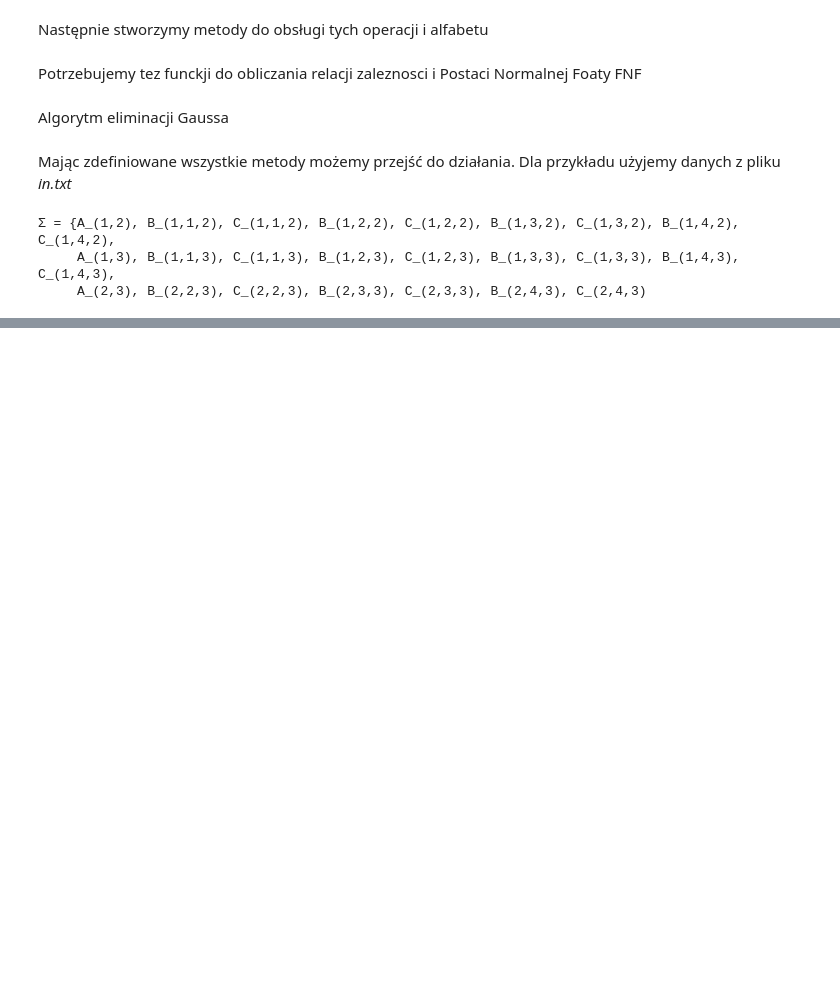
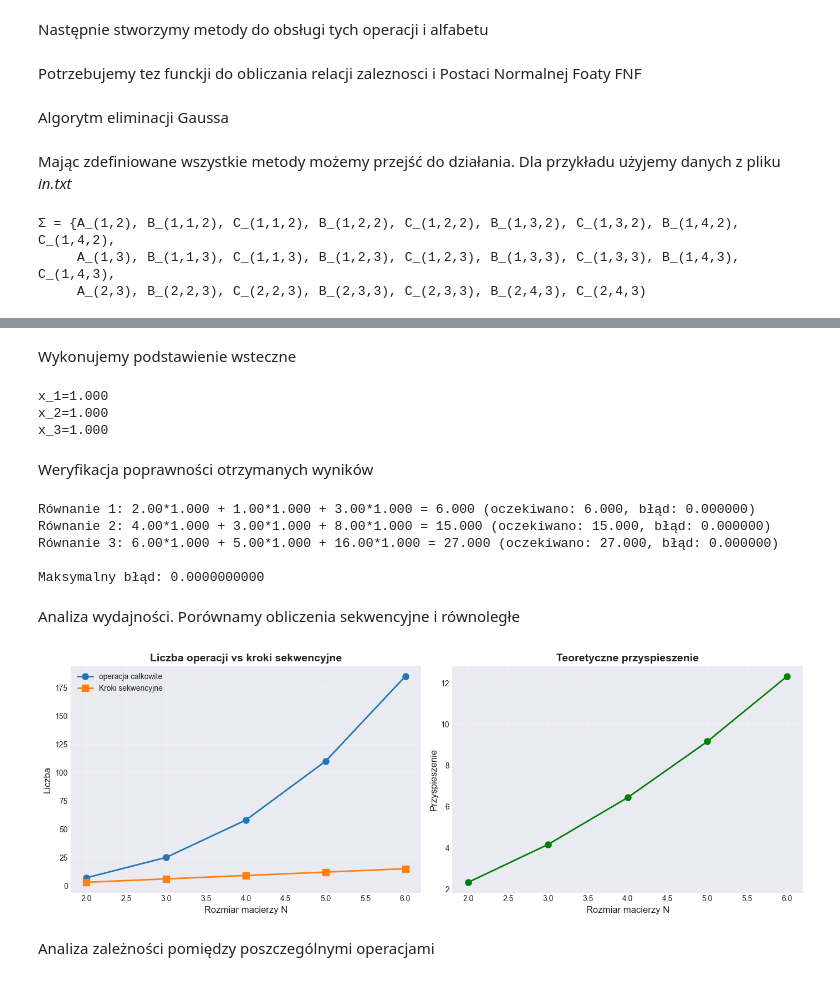
Before and after one commit to macwsn/Concurrency-Theory-Course, a Jupyter notebook: task3/notebook.ipynb, the cells around one changed output, grey strips where cells are left out. Cells and saved outputs as stored; diff of their text form; code cells hidden in the pictures; blank space fills up the shorter version.

```diff
--- a/task3/notebook.ipynb
+++ b/task3/notebook.ipynb
@@ -1139,0 +383,74 @@ def save_results_to_file(N, matrix, column, results, filename='wyniki_eliminacji
+# %% [markdown]
+Wykonujemy podstawienie wsteczne
+# %%
+result_matrix = copy.deepcopy(eliminated_matrix)
+results = backward_substitution(result_matrix, N)
+
+for i, val in enumerate(results): print(f"x_{i+1}={val:4.3f}")
+# %% [output]
+x_1=1.000
+x_2=1.000
+x_3=1.000
+# %% [markdown]
+Weryfikacja poprawności otrzymanych wyników
+# %%
+verification = []
+for i in range(N):
+    sum_val = sum(matrix[i][j] * results[j] for j in range(N))
+    verification.append(sum_val)
+    expected = column[i][0]
+    diff = abs(sum_val - expected)
+
+    print(f"Równanie {i+1}: ", end="")
+    print(" + ".join([f"{matrix[i][j]:.2f}*{results[j]:.3f}" for j in range(N)]), end="")
+    print(f" = {sum_val:.3f} (oczekiwano: {expected:.3f}, błąd: {diff:.6f})")
+
+max_error = max(abs(verification[i] - column[i][0]) for i in range(N))
+print(f"\nMaksymalny błąd: {max_error:.10f}")
+# %% [output]
+Równanie 1: 2.00*1.000 + 1.00*1.000 + 3.00*1.000 = 6.000 (oczekiwano: 6.000, błąd: 0.000000)
+Równanie 2: 4.00*1.000 + 3.00*1.000 + 8.00*1.000 = 15.000 (oczekiwano: 15.000, błąd: 0.000000)
+Równanie 3: 6.00*1.000 + 5.00*1.000 + 16.00*1.000 = 27.000 (oczekiwano: 27.000, błąd: 0.000000)
+
+Maksymalny błąd: 0.0000000000
+# %% [markdown]
+Analiza wydajności. Porównamy obliczenia sekwencyjne i równoległe
+# %%
+def compare_sizes(sizes=[2, 3, 4, 5, 6]):
+    results = []
+    for n in sizes:
+        alphabet, _ = get_alphabet(n)
+        fnf = get_fnf(n)
+
+        results.append({'N': n,'total_ops': len(alphabet),'steps': len(fnf),
+            'max_parallel': max(len(fc) for fc in fnf) if fnf else 0})
+
+    _, (ax1, ax2) = plt.subplots(1, 2, figsize=(14, 5))
+
+    Ns = [r['N'] for r in results]
+    ops = [r['total_ops'] for r in results]
+    steps = [r['steps'] for r in results]
+
+    ax1.plot(Ns, ops, 'o-', label='operacja calkowite', linewidth=2, markersize=8)
+    ax1.plot(Ns, steps, 's-', label='Kroki sekwencyjne', linewidth=2, markersize=8)
+    ax1.set_xlabel('Rozmiar macierzy N', fontsize=12)
+    ax1.set_ylabel('Liczba', fontsize=12)
+    ax1.set_title('Liczba operacji vs kroki sekwencyjne', fontsize=14, fontweight='bold')
+    ax1.legend()
+    ax1.grid(True, alpha=0.3)
+
+    speedups = [r['total_ops']/r['steps'] if r['steps'] > 0 else 0 for r in results]
+    ax2.plot(Ns, speedups, 'o-', color='green', linewidth=2, markersize=8)
+    ax2.set_xlabel('Rozmiar macierzy N', fontsize=12)
+    ax2.set_ylabel('Przyspieszenie', fontsize=12)
+    ax2.set_title('Teoretyczne przyspieszenie', fontsize=14, fontweight='bold')
+    ax2.grid(True, alpha=0.3)
+
+    plt.tight_layout()
+    plt.show()
+
+compare_sizes()
+# %% [output]
+[figure, added]
+# %% [markdown]
+Analiza zależności pomiędzy poszczególnymi operacjami
```
Also changed, not shown: parts of 11 cells of this notebook.
